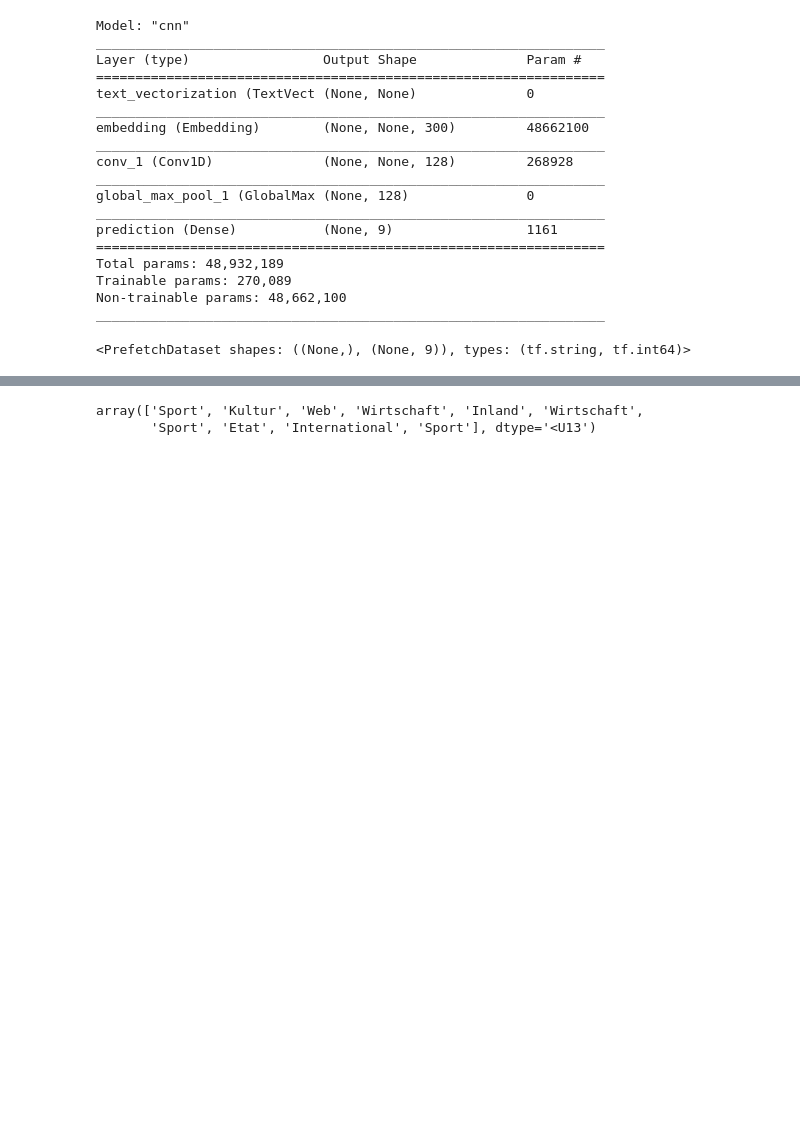
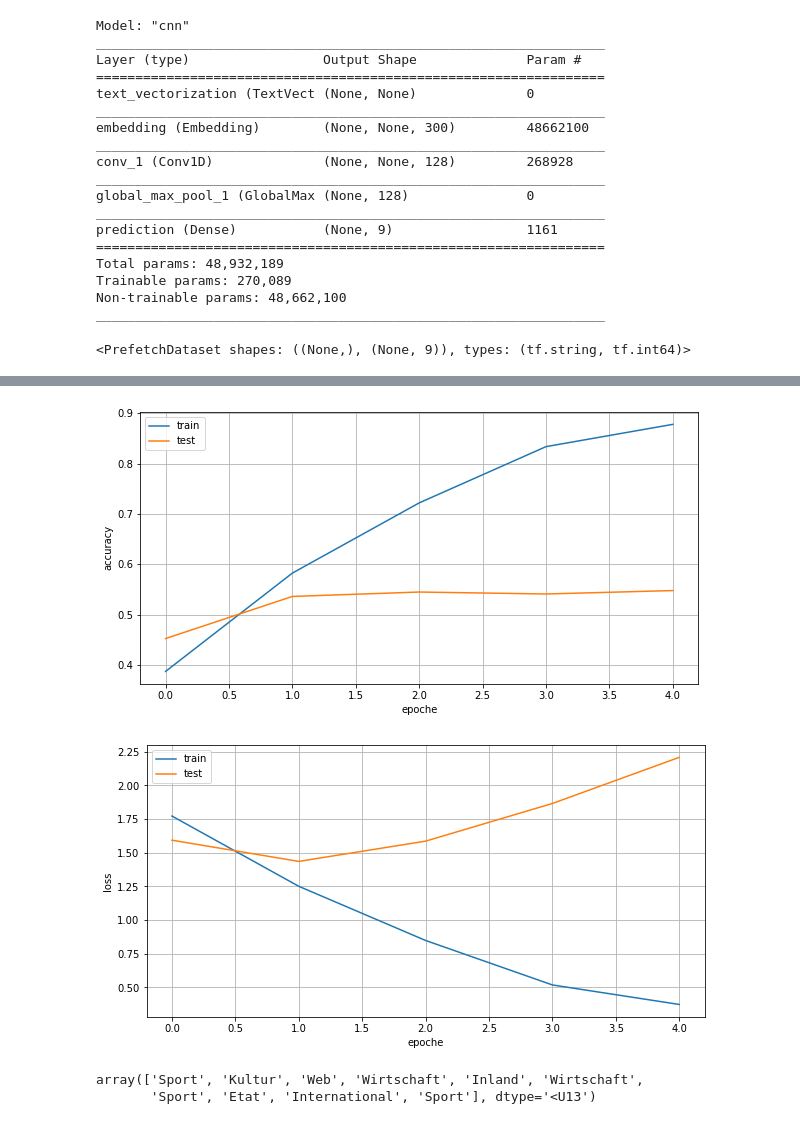
Before and after one commit to raffaelschmid/nlp-topic-classification-german, a Jupyter notebook: notebook/modeling/03_cnn.ipynb, the cells around one changed output, grey strips where cells are left out. Saved outputs shown, nothing was run; the diff lists cells and outputs as text; code cells hidden in the pictures; blank space fills up the shorter version.

Commit message:
add plot_history

```diff
--- a/notebook/modeling/03_cnn.ipynb
+++ b/notebook/modeling/03_cnn.ipynb
@@ -247,3 +247,10 @@ Epoch 5/5
+# %%
+from reporting.train import plot_history
+
+plot_history(history)
+# %% [output]
+[figure, added]
+[figure, added]
 # %%
 prediction = model.predict(x_train[0:10])
 label_binarizer.inverse_transform(prediction)
```
Also changed, not shown: parts of 2 cells of this notebook, 1 other file.
